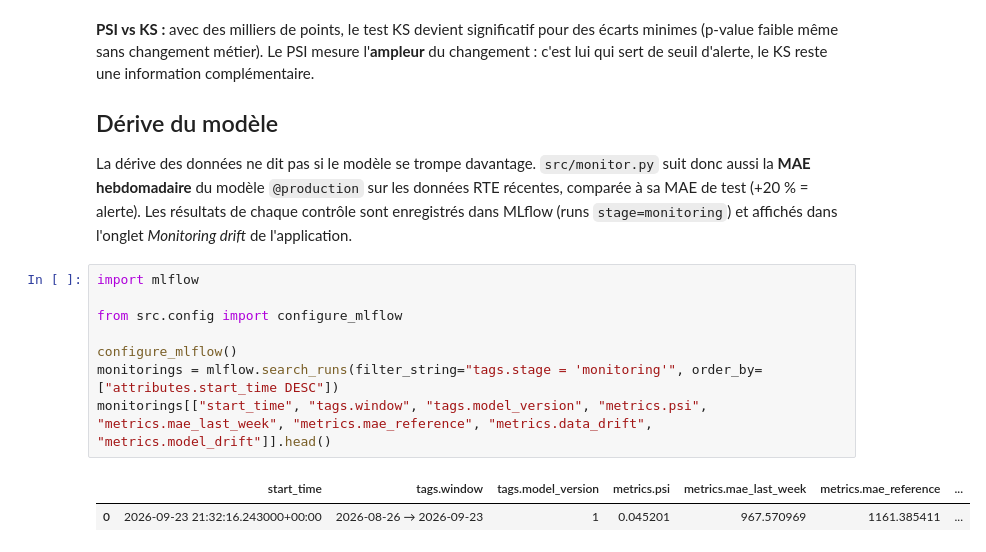
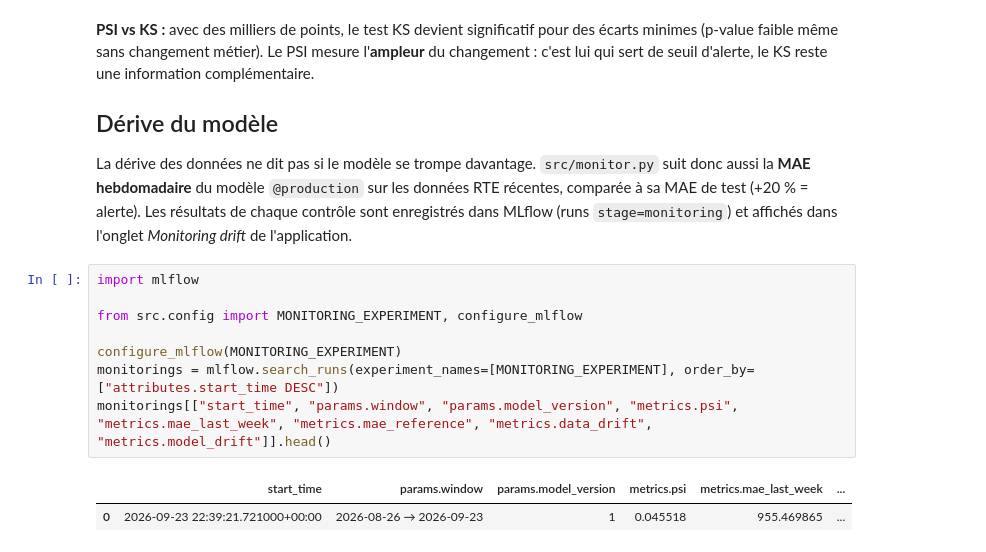
Before and after one commit to adem951/conso_energie_prediction, a Jupyter notebook: notebooks/06_drift.ipynb, the cells around one changed output. Cells and saved outputs as stored; diff of their text form.

```diff
--- a/notebooks/06_drift.ipynb
+++ b/notebooks/06_drift.ipynb
@@ -115,11 +115,11 @@ La dérive des données ne dit pas si le modèle se trompe davantage. `src/monit
 # %%
 import mlflow
 
-from src.config import configure_mlflow
+from src.config import MONITORING_EXPERIMENT, configure_mlflow
 
-configure_mlflow()
-monitorings = mlflow.search_runs(filter_string="tags.stage = 'monitoring'", order_by=["attributes.start_time DESC"])
-monitorings[["start_time", "tags.window", "tags.model_version", "metrics.psi", "metrics.mae_last_week", "metrics.mae_reference", "metrics.data_drift", "metrics.model_drift"]].head()
+configure_mlflow(MONITORING_EXPERIMENT)
+monitorings = mlflow.search_runs(experiment_names=[MONITORING_EXPERIMENT], order_by=["attributes.start_time DESC"])
+monitorings[["start_time", "params.window", "params.model_version", "metrics.psi", "metrics.mae_last_week", "metrics.mae_reference", "metrics.data_drift", "metrics.model_drift"]].head()
 # %% [output]
-|  | start_time | tags.window | tags.model_version | metrics.psi | metrics.mae_last_week | metrics.mae_reference | ... |
-| 0 | 2026-09-23 21:32:16.243000+00:00 | 2026-08-26 → 2026-09-23 | 1 | 0.045201 | 967.570969 | 1161.385411 | ... |
+|  | start_time | params.window | params.model_version | metrics.psi | metrics.mae_last_week | ... |
+| 0 | 2026-09-23 22:39:21.721000+00:00 | 2026-08-26 → 2026-09-23 | 1 | 0.045518 | 955.469865 | ... |
```
Also changed, not shown: parts of 1 cell of this notebook, 11 other files.
